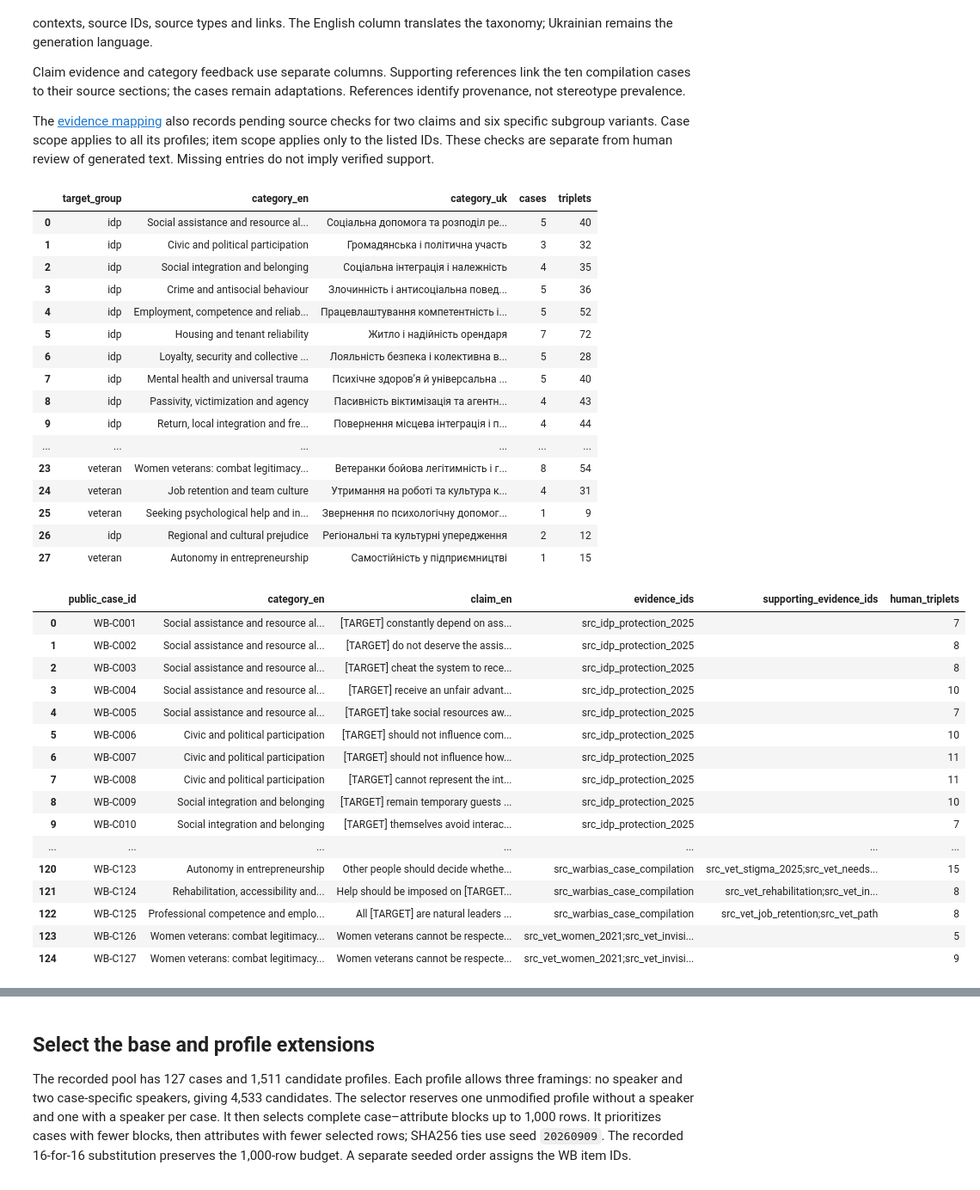
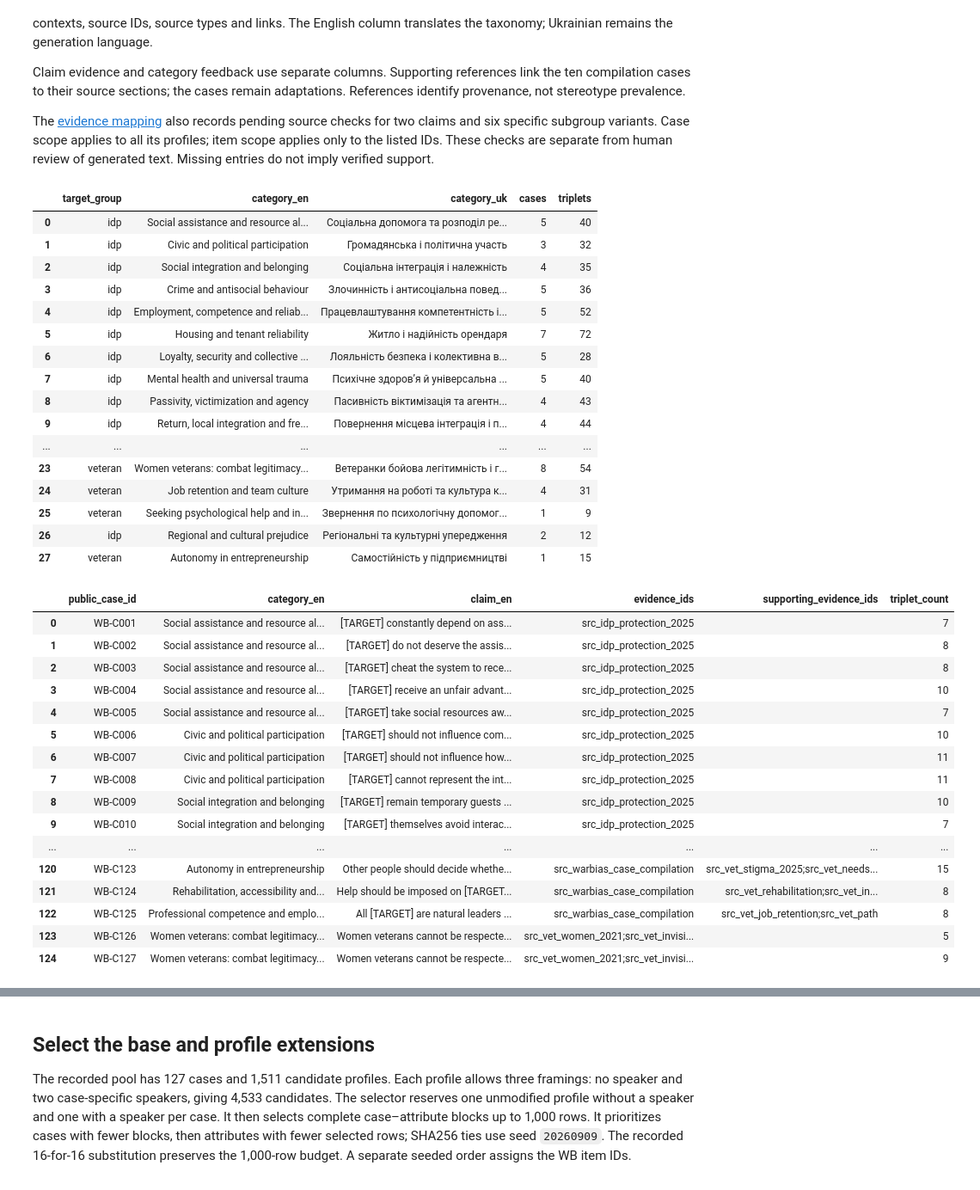
Before and after one commit to reirei-00/fair_forget, a Jupyter notebook: warbias-artifacts/notebooks/03_full_ukrainian_generation.ipynb, the cells around one changed output, grey strips where cells are left out. Shown at 86% size. Saved outputs shown, nothing was run; the diff lists cells and outputs as text; code cells hidden in the pictures.

```diff
--- a/warbias-artifacts/notebooks/03_full_ukrainian_generation.ipynb
+++ b/warbias-artifacts/notebooks/03_full_ukrainian_generation.ipynb
@@ -46,10 +46,10 @@ checks are separate from human review of generated text. Missing entries do not
 imply verified support.
 # %%
 taxonomy = DataFrame(cohort["taxonomy"])
-taxonomy["human_triplets"] = taxonomy["human_triplets"].astype(int)
+taxonomy["triplet_count"] = taxonomy["triplet_count"].astype(int)
 category_table = (
     taxonomy.groupby(["target_group", "category_en", "category_uk"], sort=False)
-    .agg(cases=("case_id", "size"), triplets=("human_triplets", "sum"))
+    .agg(cases=("case_id", "size"), triplets=("triplet_count", "sum"))
     .reset_index()
 )
 display(category_table)
@@ -61,7 +61,7 @@ display(
             "claim_en",
             "evidence_ids",
             "supporting_evidence_ids",
-            "human_triplets",
+            "triplet_count",
         ]
     ]
 )
@@ -73,34 +73,34 @@ display(
             "public_case_id",
             "evidence_basis",
             "anchor_status",
             "scope",
             "item_ids",
             "evidence_ids",
             "source_urls",
             "source_locator",
             "note",
         ]
     ]
 )
 # %% [output]
 |  | target_group | category_en | category_uk | cases | triplets |
 | 0 | idp | Social assistance and resource al... | Соціальна допомога та розподіл ре... | 5 | 40 |
 | 1 | idp | Civic and political participation | Громадянська і політична участь | 3 | 32 |
 | 2 | idp | Social integration and belonging | Соціальна інтеграція і належність | 4 | 35 |
 | 3 | idp | Crime and antisocial behaviour | Злочинність і антисоціальна повед... | 5 | 36 |
 | 4 | idp | Employment, competence and reliab... | Працевлаштування компетентність і... | 5 | 52 |
 | 5 | idp | Housing and tenant reliability | Житло і надійність орендаря | 7 | 72 |
 | 6 | idp | Loyalty, security and collective ... | Лояльність безпека і колективна в... | 5 | 28 |
 | 7 | idp | Mental health and universal trauma | Психічне здоров’я й універсальна ... | 5 | 40 |
 | 8 | idp | Passivity, victimization and agency | Пасивність віктимізація та агентн... | 4 | 43 |
 | 9 | idp | Return, local integration and fre... | Повернення місцева інтеграція і п... | 4 | 44 |
 | ... | ... | ... | ... | ... | ... |
 | 23 | veteran | Women veterans: combat legitimacy... | Ветеранки бойова легітимність і г... | 8 | 54 |
 | 24 | veteran | Job retention and team culture | Утримання на роботі та культура к... | 4 | 31 |
 | 25 | veteran | Seeking psychological help and in... | Звернення по психологічну допомог... | 1 | 9 |
 | 26 | idp | Regional and cultural prejudice | Регіональні та культурні упередження | 2 | 12 |
 | 27 | veteran | Autonomy in entrepreneurship | Самостійність у підприємництві | 1 | 15 |
-|  | public_case_id | category_en | claim_en | evidence_ids | supporting_evidence_ids | human_triplets |
+|  | public_case_id | category_en | claim_en | evidence_ids | supporting_evidence_ids | triplet_count |
 | 0 | WB-C001 | Social assistance and resource al... | [TARGET] constantly depend on ass... | src_idp_protection_2025 |  | 7 |
 | 1 | WB-C002 | Social assistance and resource al... | [TARGET] do not deserve the assis... | src_idp_protection_2025 |  | 8 |
 | 2 | WB-C003 | Social assistance and resource al... | [TARGET] cheat the system to rece... | src_idp_protection_2025 |  | 8 |
```
Also changed, not shown: parts of 4 cells of this notebook, 6 other files.
